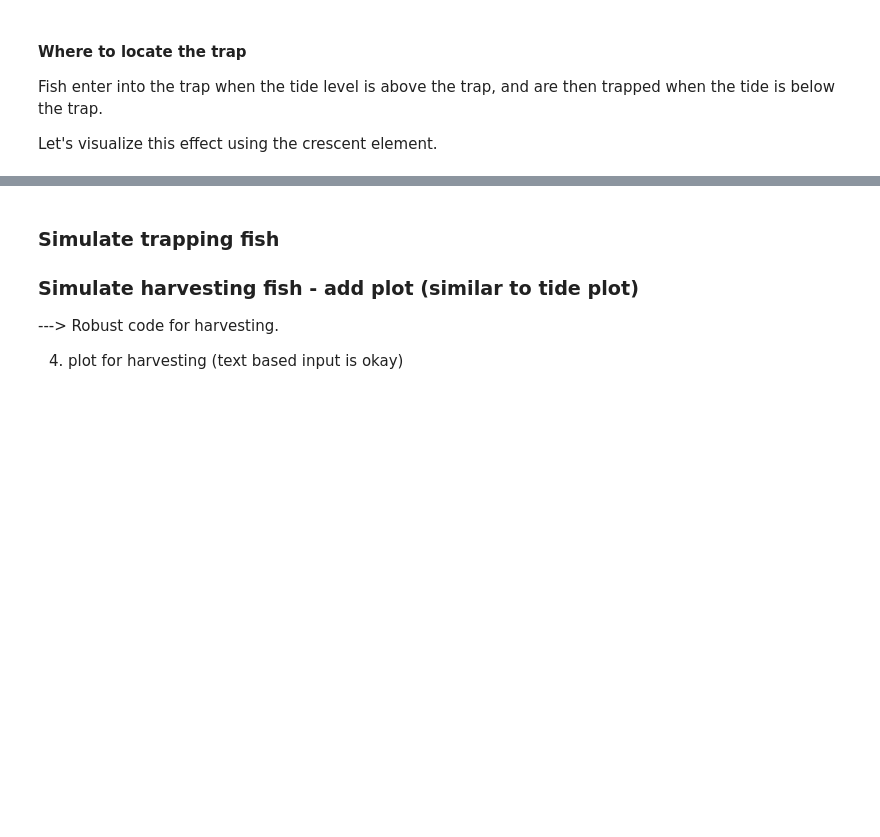
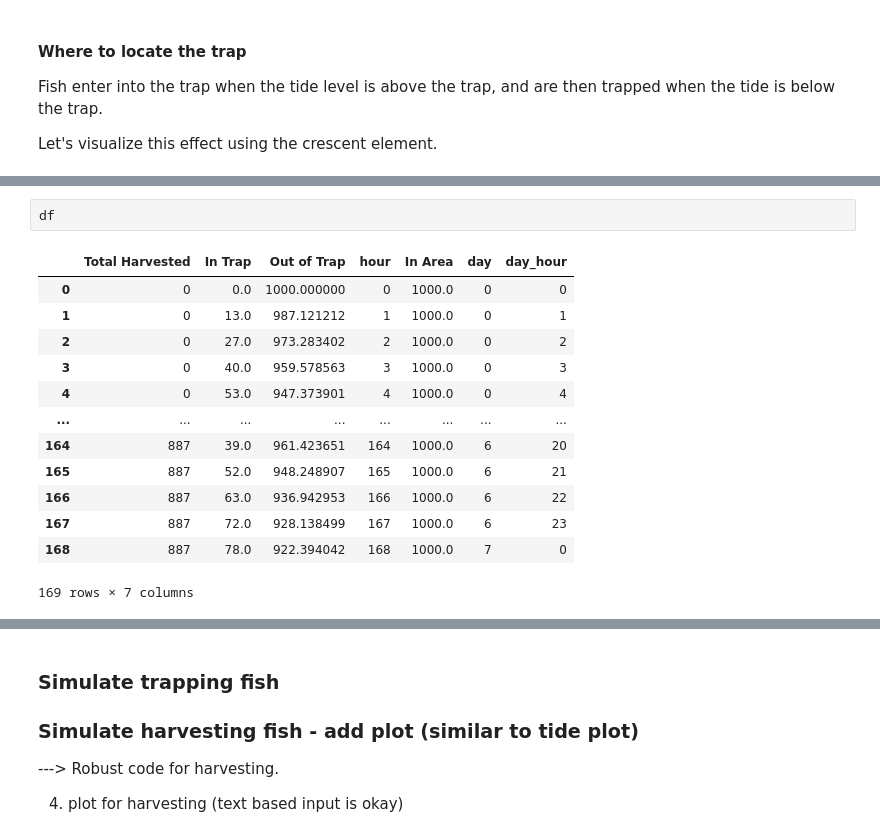
Before and after one commit to cchauve/Callysto-Fish-Traps, a Jupyter notebook: Notebooks/fish-traps-notebook-grade6.ipynb, the cells around one changed output, grey strips where cells are left out. Drawn from its saved outputs; the diff is of its cells as text; blank space fills up the shorter version.

```diff
--- a/Notebooks/fish-traps-notebook-grade6.ipynb
+++ b/Notebooks/fish-traps-notebook-grade6.ipynb
@@ -106,0 +126,16 @@ run_model_grade6()
+# %%
+df
+# %% [output]
+|  | Total Harvested | In Trap | Out of Trap | hour | In Area | day | day_hour |
+| 0 | 0 | 0.0 | 1000.000000 | 0 | 1000.0 | 0 | 0 |
+| 1 | 0 | 13.0 | 987.121212 | 1 | 1000.0 | 0 | 1 |
+| 2 | 0 | 27.0 | 973.283402 | 2 | 1000.0 | 0 | 2 |
+| 3 | 0 | 40.0 | 959.578563 | 3 | 1000.0 | 0 | 3 |
+| 4 | 0 | 53.0 | 947.373901 | 4 | 1000.0 | 0 | 4 |
+| ... | ... | ... | ... | ... | ... | ... | ... |
+| 164 | 887 | 39.0 | 961.423651 | 164 | 1000.0 | 6 | 20 |
+| 165 | 887 | 52.0 | 948.248907 | 165 | 1000.0 | 6 | 21 |
+| 166 | 887 | 63.0 | 936.942953 | 166 | 1000.0 | 6 | 22 |
+| 167 | 887 | 72.0 | 928.138499 | 167 | 1000.0 | 6 | 23 |
+| 168 | 887 | 78.0 | 922.394042 | 168 | 1000.0 | 7 | 0 |
+169 rows × 7 columns
```
Also changed, not shown: parts of 11 cells of this notebook, 4 other files.
